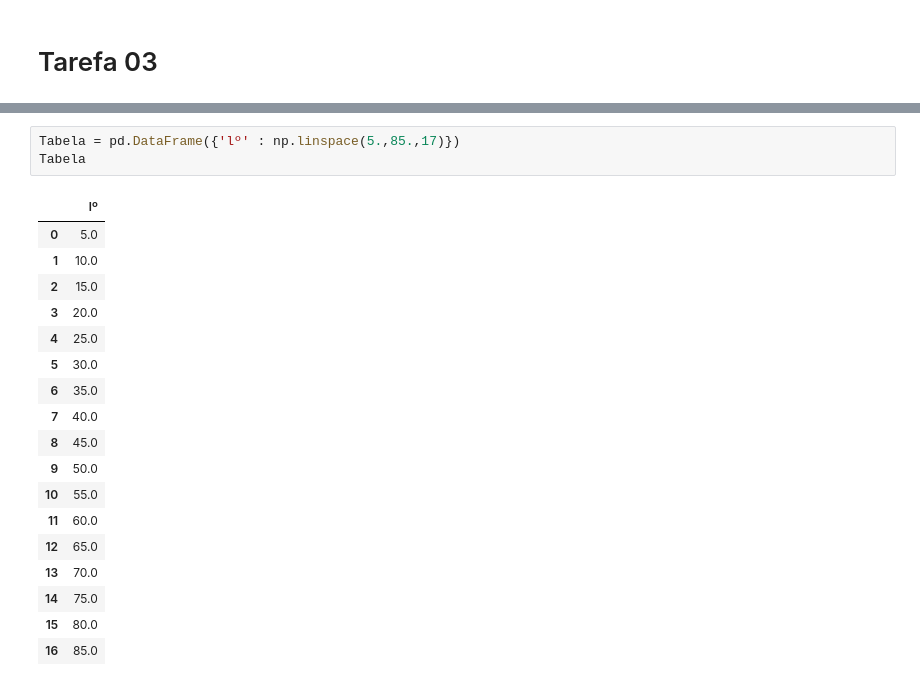
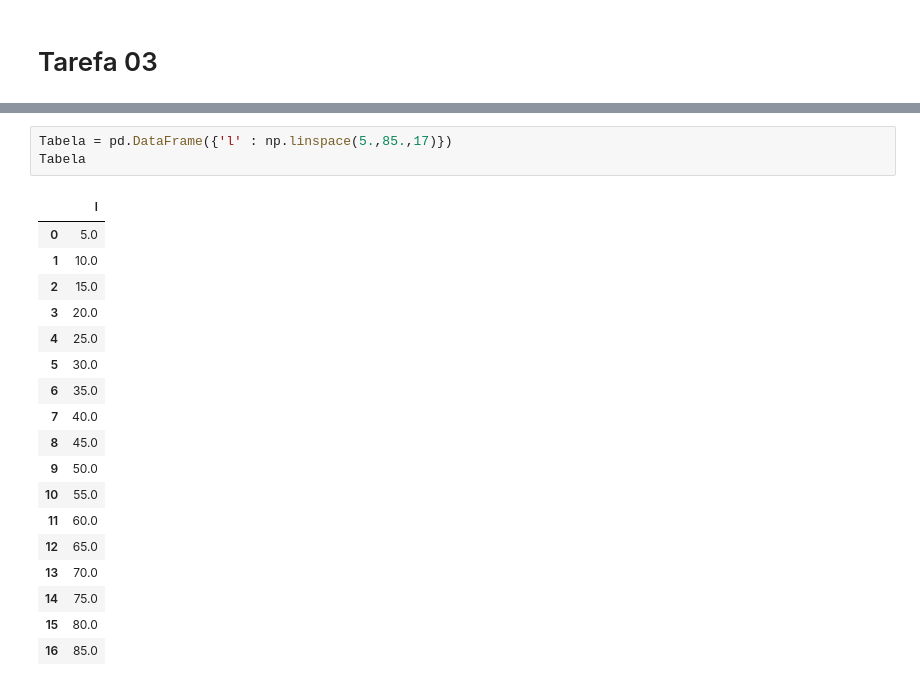
Before and after one commit to Spartan1988/StrDynGalaxy, a Jupyter notebook: Tarefa03.ipynb, the cells around one changed output, grey strips where cells are left out. Drawn from its saved outputs; the diff is of its cells as text.

```diff
--- a/Tarefa03.ipynb
+++ b/Tarefa03.ipynb
@@ -6,8 +18,8 @@ import pandas as pd
 # %%
-Tabela = pd.DataFrame({'lº' : np.linspace(5.,85.,17)})
+Tabela = pd.DataFrame({'l' : np.linspace(5.,85.,17)})
 Tabela
 # %% [output]
-|  | lº |
+|  | l |
 | 0 | 5.0 |
 | 1 | 10.0 |
 | 2 | 15.0 |
```
Also changed, not shown: parts of 13 cells of this notebook.
